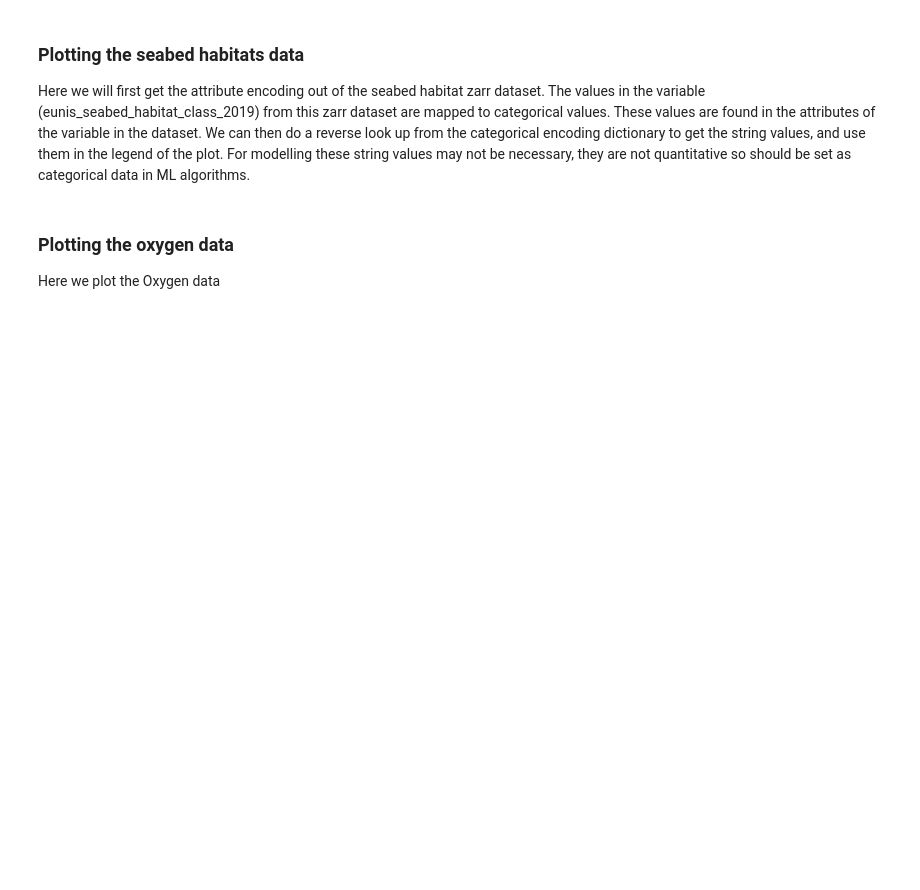
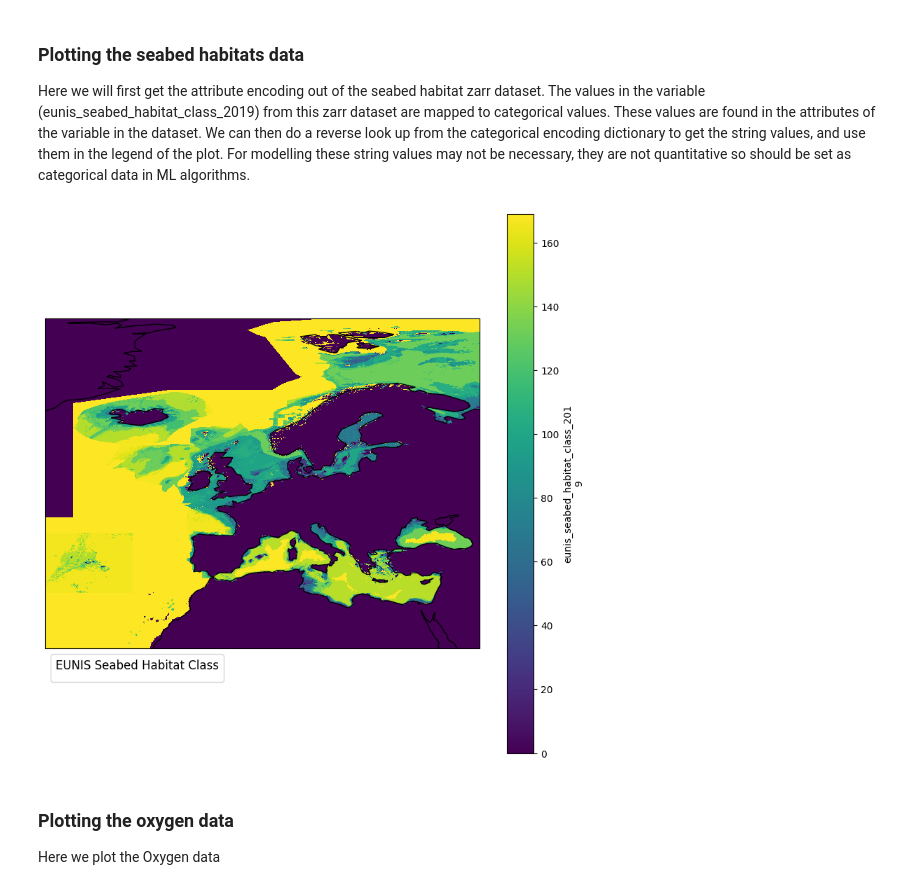
Before and after one commit to willem0boone/Edito_python_STAC, a Jupyter notebook: subsetting_arco_data.ipynb, the cells around one changed output. Drawn from its saved outputs; the diff is of its cells as text; code cells hidden in the pictures; blank space fills up the shorter version.

```diff
--- a/subsetting_arco_data.ipynb
+++ b/subsetting_arco_data.ipynb
@@ -272,33 +294,33 @@ Here we will first get the attribute encoding out of the seabed habitat zarr dat
 # %%
 
 categorical_encoding = habitat_ds[habitat_variable].attrs['categorical_encoding']
 
 # Function to decode categorical values
 def categorical_decoding(value):
     for key, val in categorical_encoding.items():
         if val == value:
             return key
     return value
 
-
-
 # Create the plot
 fig = plt.figure(figsize=(10, 10))
 ax = fig.add_subplot(1, 1, 1, projection=ccrs.PlateCarree())
-ax.coastlines(resolution='10m')
+ax.coastlines()
 
 # Plot the data
 habitat_subset.plot(ax=ax)
 
 # Decode the categorical values for the legend
-legend_labels = [categorical_decoding(val) for val in habitat_subset[habitat_variable].values]
+legend_labels = [categorical_decoding(val) for val in np.unique(habitat_subset.values)]
 
 # Create a custom legend
 handles, _ = ax.get_legend_handles_labels()
 ax.legend(handles, legend_labels, loc='upper left', bbox_to_anchor=(0.0, 0.0), title='EUNIS Seabed Habitat Class', title_fontsize='large', fontsize='large')
 
 # Show the plot
 plt.show()
+# %% [output]
+[figure, added]
 # %% [markdown]
 ### Plotting the oxygen data
 
```
Also changed, not shown: parts of 7 cells of this notebook, 4 other files.
